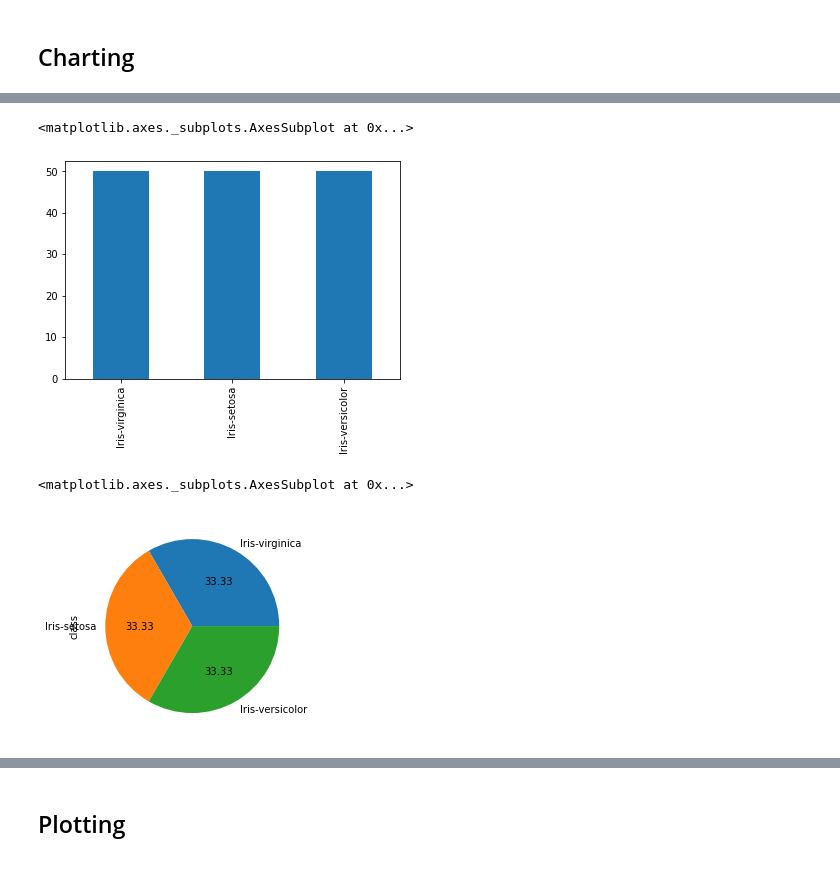
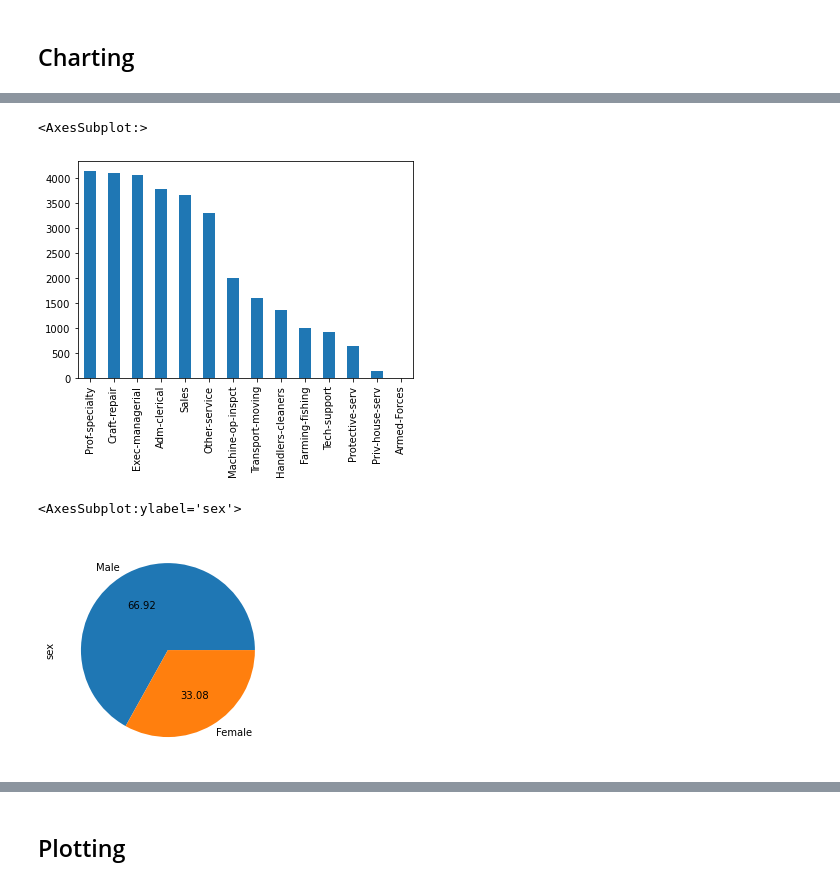
Before and after one commit to Kodesiana/book-ml-python, a Jupyter notebook: jupyter/exploratory-data-analysis.ipynb, the cells around one changed output, grey strips where cells are left out. Drawn from its saved outputs; the diff is of its cells as text; code cells hidden in the pictures.

```diff
--- a/jupyter/exploratory-data-analysis.ipynb
+++ b/jupyter/exploratory-data-analysis.ipynb
@@ -11,7 +10,7 @@ import seaborn as sns
 # %% [markdown]
 ## Membaca Data
 # %%
-df = pd.read_csv(r'../datasets/iris-missing.csv')
+df = pd.read_csv(r'../datasets/adult.csv', na_values=["?"])
 # %% [markdown]
 ## Keterangan Kolom
 # %%
@@ -114,12 +253,10 @@ df["petal-length"].plot.line()
 # %%
-# Bar chart
-df["class"].value_counts().plot(kind="bar")
+df["occupation"].value_counts().plot(kind="bar")
 # %% [output]
-<matplotlib.axes._subplots.AxesSubplot at 0x...>
+<AxesSubplot:>
-[figure, old version]
+[figure, new version]
 # %%
-# Pie chart
-df["class"].value_counts().plot(kind="pie", autopct='%.2f')
+df["sex"].value_counts().plot(kind="pie", autopct='%.2f')
 # %% [output]
-<matplotlib.axes._subplots.AxesSubplot at 0x...>
+<AxesSubplot:ylabel='sex'>
-[figure, old version]
+[figure, new version]
```
Also changed, not shown: parts of 51 cells of this notebook, 3 other files.
